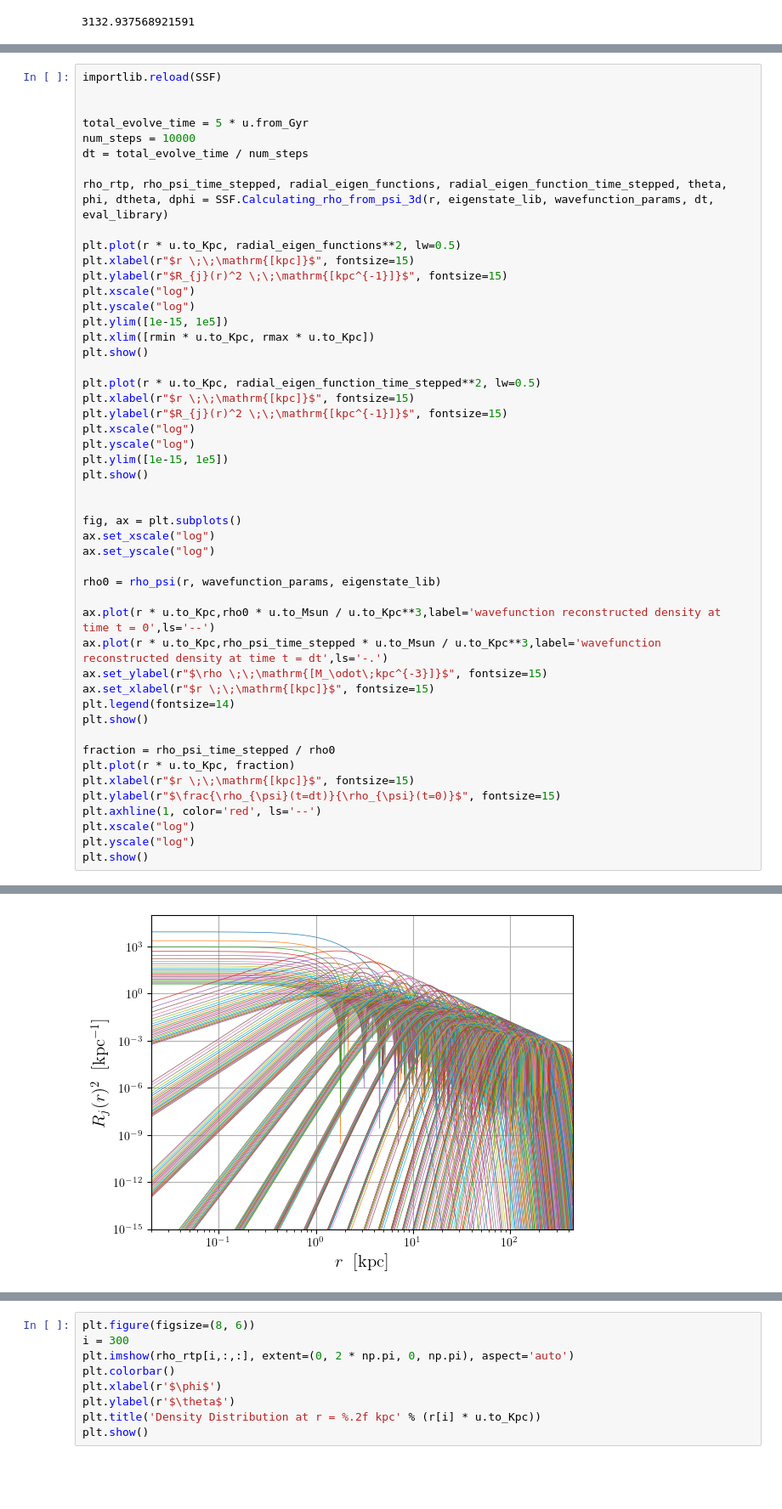
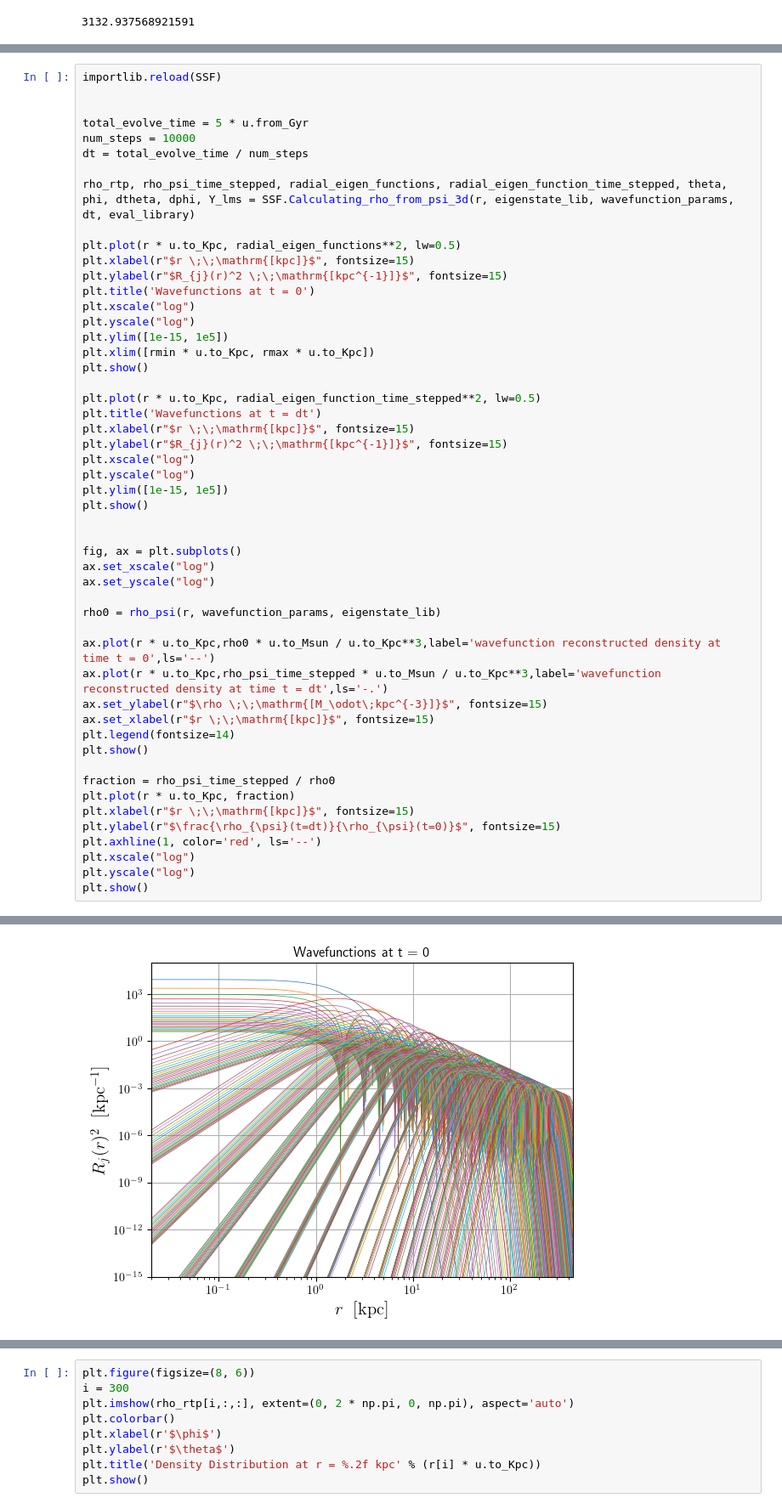
Before and after one commit to jdarne22/jaxsp, a Jupyter notebook: Adding_stellar_masses/Stellar_simulation_t_dep.ipynb, the cells around one changed output, grey strips where cells are left out. Shown at 85% size. Cells and saved outputs as stored; diff of their text form; blank space fills up the shorter version.

```diff
--- a/Adding_stellar_masses/Stellar_simulation_t_dep.ipynb
+++ b/Adding_stellar_masses/Stellar_simulation_t_dep.ipynb
@@ -244,11 +240,12 @@ total_evolve_time = 5 * u.from_Gyr
 num_steps = 10000
 dt = total_evolve_time / num_steps
 
-rho_rtp, rho_psi_time_stepped, radial_eigen_functions, radial_eigen_function_time_stepped, theta, phi, dtheta, dphi = SSF.Calculating_rho_from_psi_3d(r, eigenstate_lib, wavefunction_params, dt, eval_library)
+rho_rtp, rho_psi_time_stepped, radial_eigen_functions, radial_eigen_function_time_stepped, theta, phi, dtheta, dphi, Y_lms = SSF.Calculating_rho_from_psi_3d(r, eigenstate_lib, wavefunction_params, dt, eval_library)
 
 plt.plot(r * u.to_Kpc, radial_eigen_functions**2, lw=0.5)
 plt.xlabel(r"$r \;\;\mathrm{[kpc]}$", fontsize=15)
 plt.ylabel(r"$R_{j}(r)^2 \;\;\mathrm{[kpc^{-1}]}$", fontsize=15)
+plt.title('Wavefunctions at t = 0')
 plt.xscale("log")
 plt.yscale("log")
 plt.ylim([1e-15, 1e5])
@@ -256,35 +253,36 @@ plt.xlim([rmin * u.to_Kpc, rmax * u.to_Kpc])
 plt.show()
 
 plt.plot(r * u.to_Kpc, radial_eigen_function_time_stepped**2, lw=0.5)
+plt.title('Wavefunctions at t = dt')
 plt.xlabel(r"$r \;\;\mathrm{[kpc]}$", fontsize=15)
 plt.ylabel(r"$R_{j}(r)^2 \;\;\mathrm{[kpc^{-1}]}$", fontsize=15)
 plt.xscale("log")
 plt.yscale("log")
 plt.ylim([1e-15, 1e5])
 plt.show()
 
 
 fig, ax = plt.subplots()
 ax.set_xscale("log")
 ax.set_yscale("log")
 
 rho0 = rho_psi(r, wavefunction_params, eigenstate_lib)
 
 ax.plot(r * u.to_Kpc,rho0 * u.to_Msun / u.to_Kpc**3,label='wavefunction reconstructed density at time t = 0',ls='--')
 ax.plot(r * u.to_Kpc,rho_psi_time_stepped * u.to_Msun / u.to_Kpc**3,label='wavefunction reconstructed density at time t = dt',ls='-.')
 ax.set_ylabel(r"$\rho \;\;\mathrm{[M_\odot\;kpc^{-3}]}$", fontsize=15)
 ax.set_xlabel(r"$r \;\;\mathrm{[kpc]}$", fontsize=15)
 plt.legend(fontsize=14)
 plt.show()
 
 fraction = rho_psi_time_stepped / rho0
 plt.plot(r * u.to_Kpc, fraction)
 plt.xlabel(r"$r \;\;\mathrm{[kpc]}$", fontsize=15)
 plt.ylabel(r"$\frac{\rho_{\psi}(t=dt)}{\rho_{\psi}(t=0)}$", fontsize=15)
 plt.axhline(1, color='red', ls='--')
 plt.xscale("log")
 plt.yscale("log")
 plt.show()
 # %% [output]
 (1000, 290)
-[figure, old version]
+[figure, new version]
```
Also changed, not shown: parts of 30 cells of this notebook, 7 other files.
